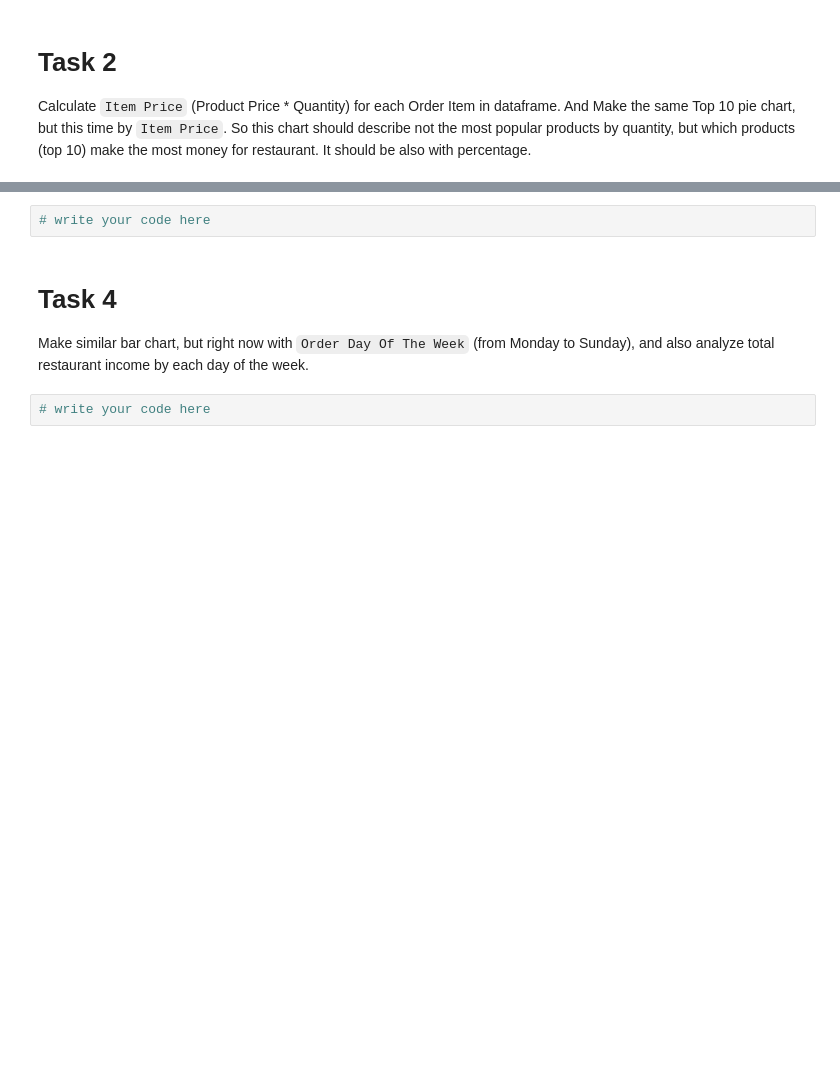
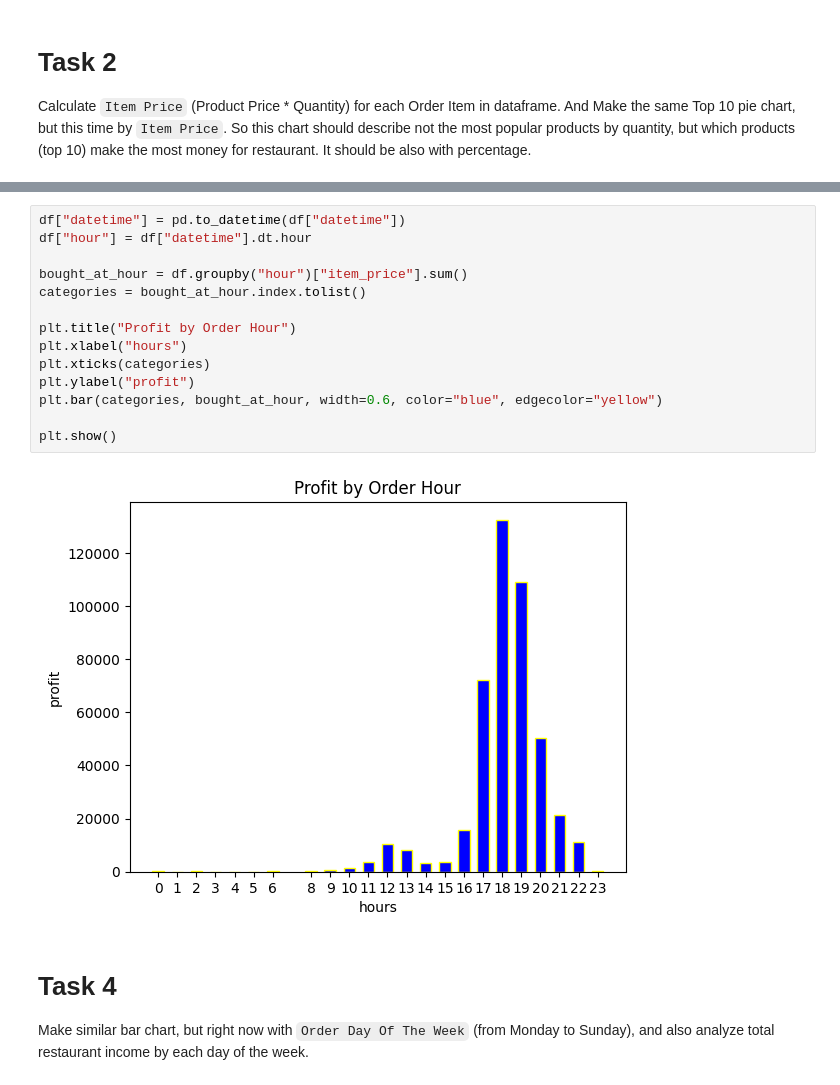
Before and after one commit to mate-academy/py-restaurant-data-analysis, a Jupyter notebook: app/main.ipynb, the cells around one changed output, grey strips where cells are left out. Cells and saved outputs as stored; diff of their text form; blank space fills up the shorter version.

```diff
--- a/app/main.ipynb
+++ b/app/main.ipynb
@@ -70,10 +83,22 @@ Calculate `Order Hour` based on `Order Datetime`, which will tell about the spec
 Example:
 
 ![bar chart](../demo/bar.png)
-# %%
-# write your code here
+# %%
+df["datetime"] = pd.to_datetime(df["datetime"])
+df["hour"] = df["datetime"].dt.hour
+
+bought_at_hour = df.groupby("hour")["item_price"].sum()
+categories = bought_at_hour.index.tolist()
+
+plt.title("Profit by Order Hour")
+plt.xlabel("hours")
+plt.xticks(categories)
+plt.ylabel("profit")
+plt.bar(categories, bought_at_hour, width=0.6, color="blue", edgecolor="yellow")
+
+plt.show()
+# %% [output]
+[figure, added]
 # %% [markdown]
 # Task 4
 Make similar bar chart, but right now with `Order Day Of The Week` (from Monday to Sunday), and also analyze total restaurant income by each day of the week.
-# %%
-# write your code here
```
Also changed, not shown: parts of 4 cells of this notebook, 1 other file.
